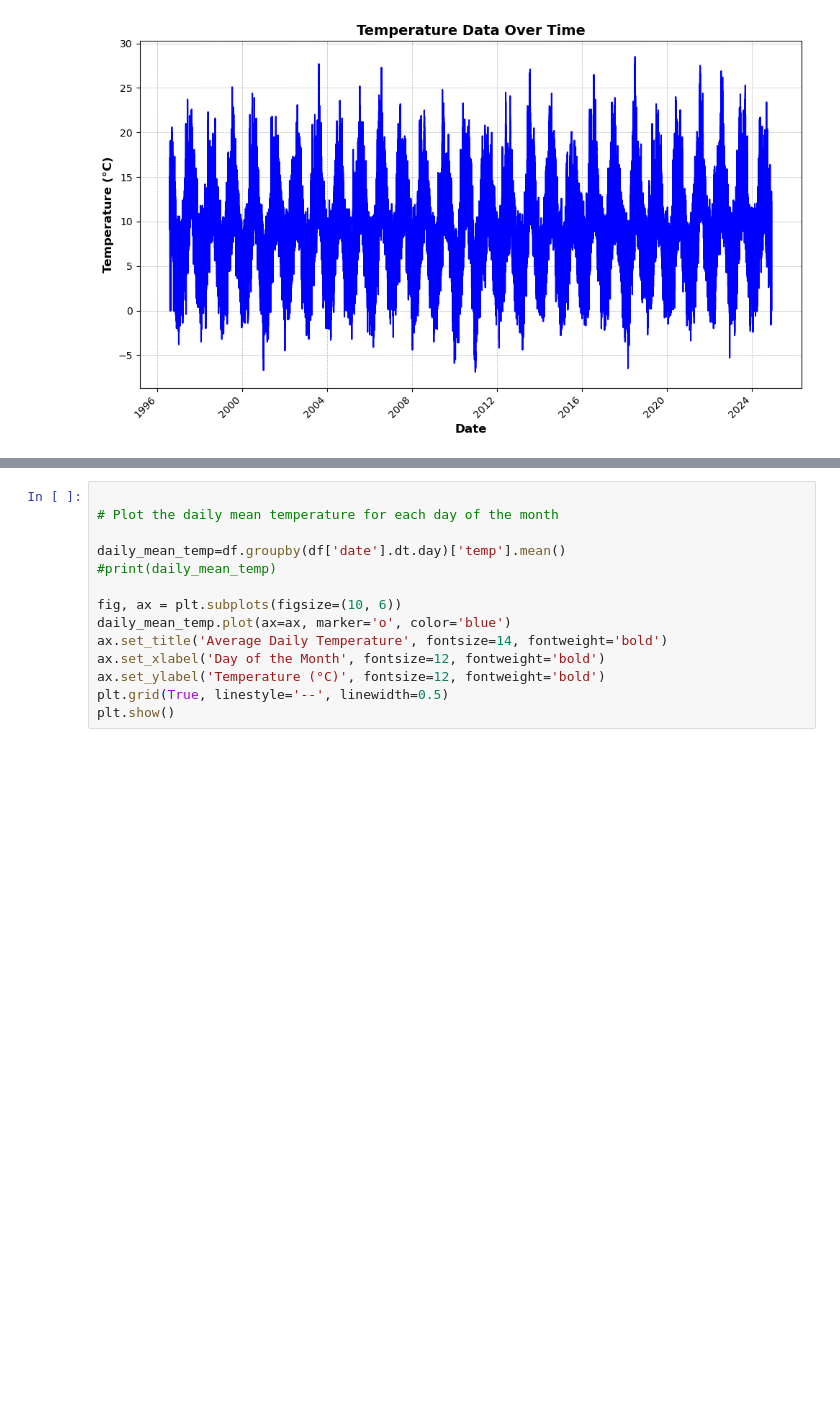
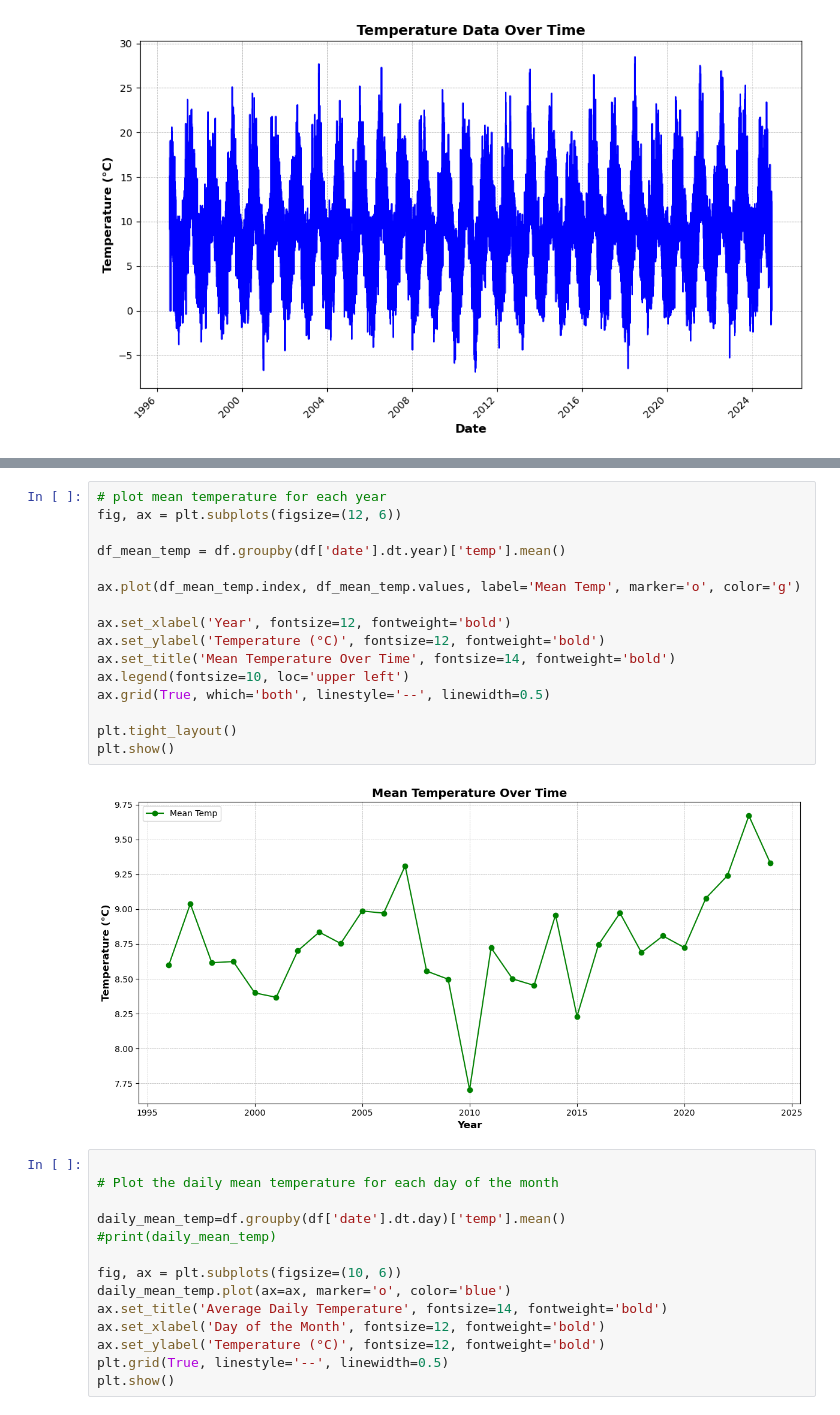
Before and after one commit to L-g00438909/PFDA_assignments, a Jupyter notebook: assignment6-weather.ipynb, the cells around one changed output, grey strips where cells are left out. Cells and saved outputs as stored; diff of their text form; blank space fills up the shorter version.

Commit message:
updated plots

```diff
--- a/assignment6-weather.ipynb
+++ b/assignment6-weather.ipynb
@@ -282,3 +210,21 @@ plt.show()
+# %%
+# plot mean temperature for each year
+fig, ax = plt.subplots(figsize=(12, 6))
+
+df_mean_temp = df.groupby(df['date'].dt.year)['temp'].mean()
+
+ax.plot(df_mean_temp.index, df_mean_temp.values, label='Mean Temp', marker='o', color='g')
+
+ax.set_xlabel('Year', fontsize=12, fontweight='bold')
+ax.set_ylabel('Temperature (°C)', fontsize=12, fontweight='bold')
+ax.set_title('Mean Temperature Over Time', fontsize=14, fontweight='bold')
+ax.legend(fontsize=10, loc='upper left')
+ax.grid(True, which='both', linestyle='--', linewidth=0.5)
+
+plt.tight_layout()
+plt.show()
+# %% [output]
+[figure, added]
 # %%
 
 # Plot the daily mean temperature for each day of the month
```
Also changed, not shown: parts of 6 cells of this notebook, 2 other files.
